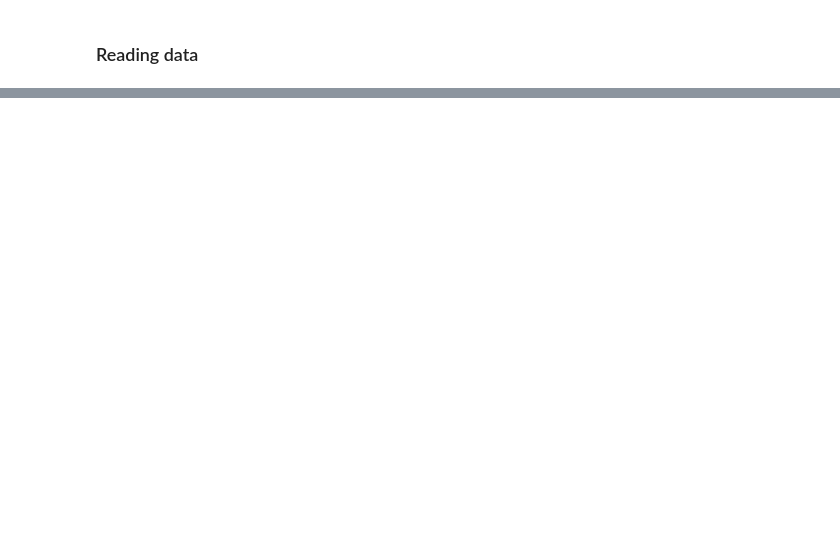
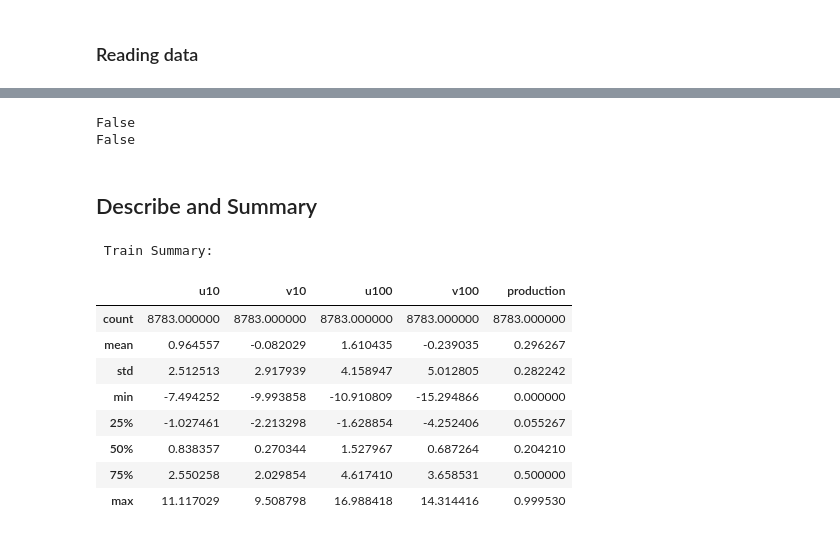
Before and after one commit to lognguyen/Ensimag-Wind-Power-Forecasting-Kaggle-Competition-, a Jupyter notebook: ensimag.ipynb, the cells around one changed output, grey strips where cells are left out. Drawn from its saved outputs; the diff is of its cells as text; code cells hidden in the pictures; blank space fills up the shorter version.

```diff
--- a/ensimag.ipynb
+++ b/ensimag.ipynb
@@ -45,0 +80,24 @@ test_data = pd.read_csv('test.csv')
+# %%
+## Check if found nan
+print(train_data.isnull().values.any())
+
+print(test_data.isnull().values.any())
+# %% [output]
+False
+False
+# %% [markdown]
+## Describe and Summary
+# %%
+print("\n Train Summary:")
+display(train_data.describe())
+# %% [output]
+ Train Summary:
+|  | u10 | v10 | u100 | v100 | production |
+| count | 8783.000000 | 8783.000000 | 8783.000000 | 8783.000000 | 8783.000000 |
+| mean | 0.964557 | -0.082029 | 1.610435 | -0.239035 | 0.296267 |
+| std | 2.512513 | 2.917939 | 4.158947 | 5.012805 | 0.282242 |
+| min | -7.494252 | -9.993858 | -10.910809 | -15.294866 | 0.000000 |
+| 25% | -1.027461 | -2.213298 | -1.628854 | -4.252406 | 0.055267 |
+| 50% | 0.838357 | 0.270344 | 1.527967 | 0.687264 | 0.204210 |
+| 75% | 2.550258 | 2.029854 | 4.617410 | 3.658531 | 0.500000 |
+| max | 11.117029 | 9.508798 | 16.988418 | 14.314416 | 0.999530 |
```
Also changed, not shown: parts of 27 cells of this notebook, 1 other file.
